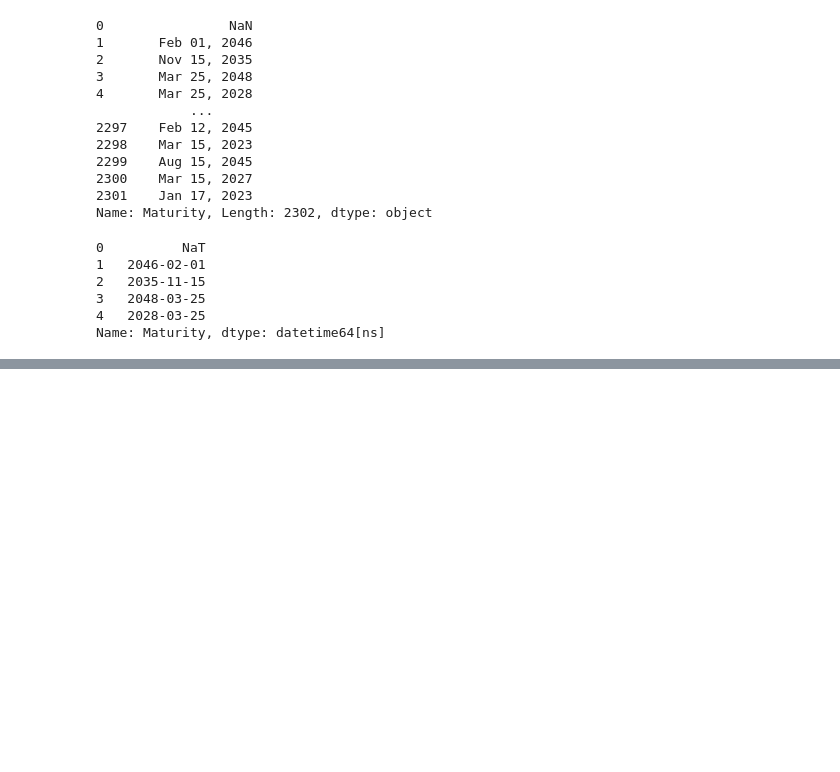
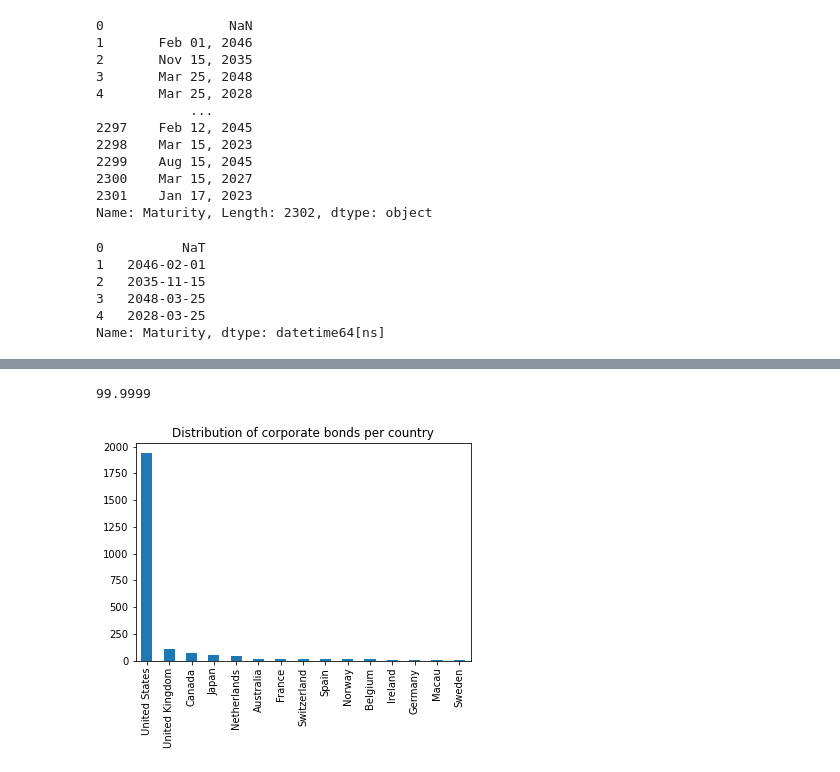
Before and after one commit to malte-n/Data-Science-Portfolio, a Jupyter notebook: us_bonds_analysis/us_bonds_analysis.ipynb, the cells around one changed output, grey strips where cells are left out. Drawn from its saved outputs; the diff is of its cells as text; code cells hidden in the pictures; blank space fills up the shorter version.

```diff
--- a/us_bonds_analysis/us_bonds_analysis.ipynb
+++ b/us_bonds_analysis/us_bonds_analysis.ipynb
@@ -41,5 +45,3 @@ df['Maturity'].head()
 3   2048-03-25
 4   2028-03-25
 Name: Maturity, dtype: datetime64[ns]
-# %%
-df['Maturity'] = df['Maturity'].apply(lambda x: x.strip())
@@ -49,0 +60,18 @@ dtype('O')
+# %%
+df['Weight (%)'].sum()
+# %% [output]
+99.9999
+# %%
+weight_series = df['Weight (%)']
+asset_classes_series = df['Asset Class']
+asset_classes_series.value_counts()
+location_series = df['Location'].value_counts()
+location_series
+
+# Create a pie chart
+
+location_series.plot.bar(label="", title="Distribution of corporate bonds per country");
+
+plt.show(block=True);
+# %% [output]
+[figure, added]
```
Also changed, not shown: parts of 5 cells of this notebook, 2 other files.
